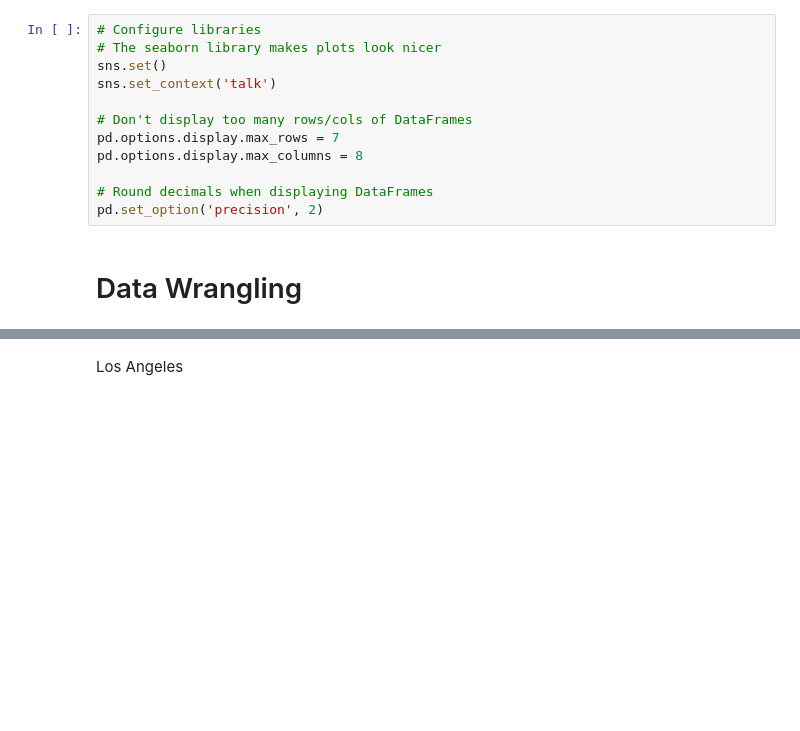
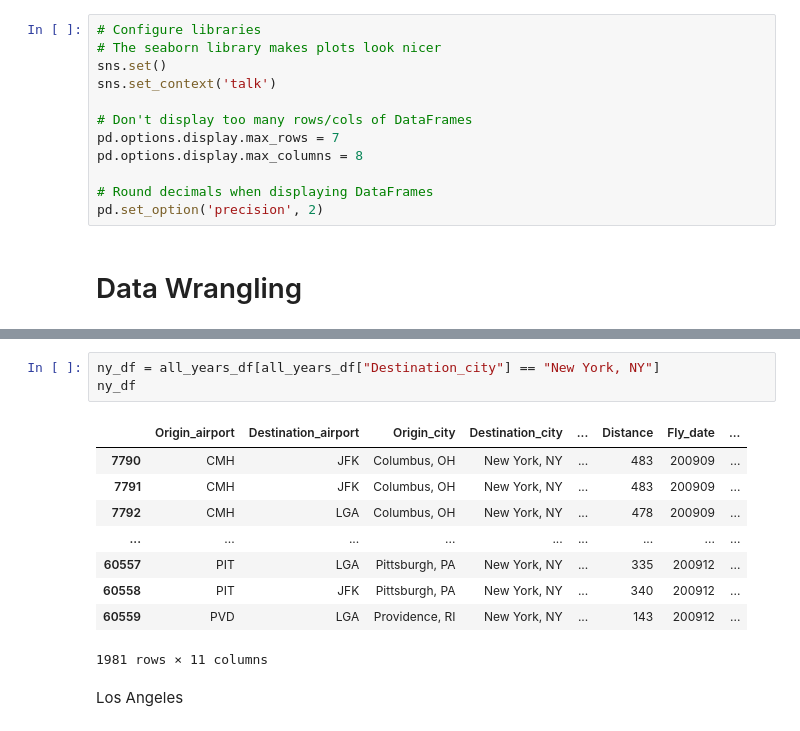
Before and after one commit to adamxkabbara/Paradise-Lost, a Jupyter notebook: Project.ipynb, the cells around one changed output, grey strips where cells are left out. Saved outputs shown, nothing was run; the diff lists cells and outputs as text; blank space fills up the shorter version.

```diff
--- a/Project.ipynb
+++ b/Project.ipynb
@@ -39,2 +52,15 @@ df_airports
+# %%
+ny_df = all_years_df[all_years_df["Destination_city"] == "New York, NY"]
+ny_df
+# %% [output]
+|  | Origin_airport | Destination_airport | Origin_city | Destination_city | ... | Distance | Fly_date | ... |
+| 7790 | CMH | JFK | Columbus, OH | New York, NY | ... | 483 | 200909 | ... |
+| 7791 | CMH | JFK | Columbus, OH | New York, NY | ... | 483 | 200909 | ... |
+| 7792 | CMH | LGA | Columbus, OH | New York, NY | ... | 478 | 200909 | ... |
+| ... | ... | ... | ... | ... | ... | ... | ... | ... |
+| 60557 | PIT | LGA | Pittsburgh, PA | New York, NY | ... | 335 | 200912 | ... |
+| 60558 | PIT | JFK | Pittsburgh, PA | New York, NY | ... | 340 | 200912 | ... |
+| 60559 | PVD | LGA | Providence, RI | New York, NY | ... | 143 | 200912 | ... |
+1981 rows × 11 columns
 # %% [markdown]
 Los Angeles
```
Also changed, not shown: parts of 28 cells of this notebook.
